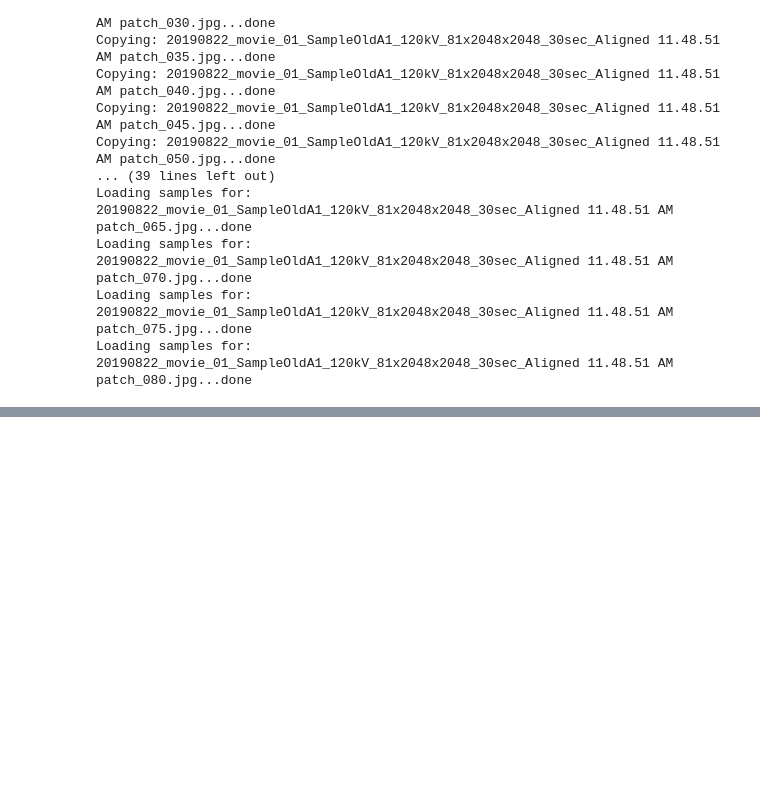
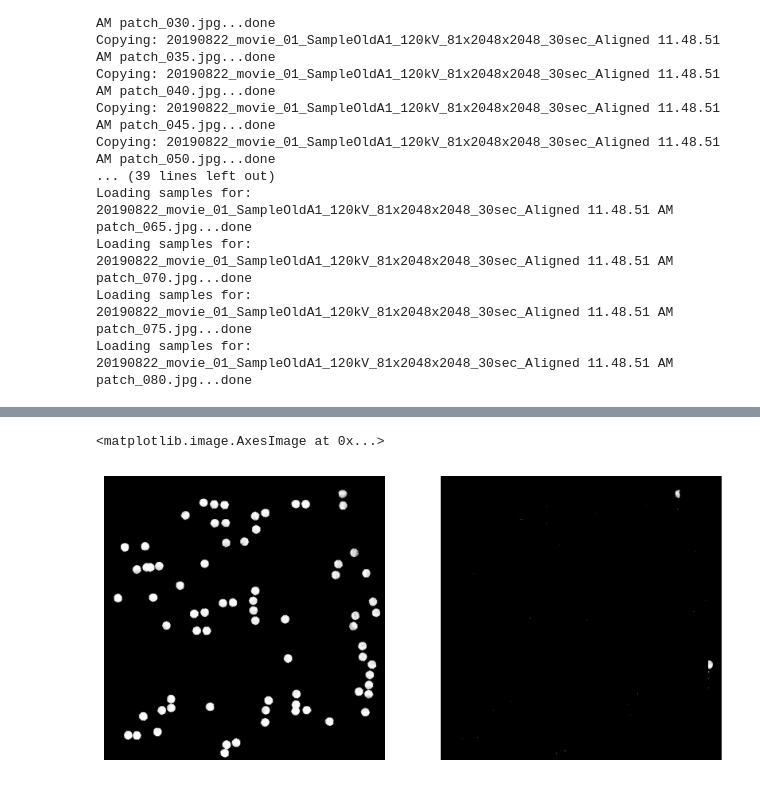
Before and after one commit to wheat-field2075/merons, a Jupyter notebook: model_testing.ipynb, the cells around one changed output, grey strips where cells are left out. Cells and saved outputs as stored; diff of their text form; code cells hidden in the pictures; blank space fills up the shorter version.

Commit message:
temp

```diff
--- a/model_testing.ipynb
+++ b/model_testing.ipynb
@@ -175,0 +223,23 @@ RuntimeError: Given groups=1, weight of size [4, 1, 3, 3], expected input[1, 200
+# %%
+# view performance on entire validation image (3/3)
+
+slate = np.zeros(val_image.shape)
+thresh = 0.1
+
+val_image_path
+
+for name in map(lambda x: '20190822_movie_01_SampleOldA1_120kV_81x2048x2048_30sec_Aligned 11.48.51 AM patch_{:03}.jpg'.format(x), range(0, 81, 5)):
+    temp = np.array(Image.open(os.path.join(parent_dir, 'images', name)).convert('L')) / 255
+    temp = temp >= thresh
+    slate += temp
+
+plt.figure(figsize=[10, 5])
+plt.subplot(1, 2, 1)
+plt.axis('off')
+plt.imshow(slate * val_mask, cmap='Greys_r')
+plt.subplot(1, 2, 2)
+plt.axis('off')
+plt.imshow(slate * mask_diff, cmap='Greys_r')
+# %% [output]
+<matplotlib.image.AxesImage at 0x...>
+[figure, added]
```
Also changed, not shown: parts of 7 cells of this notebook, 36 other files.
